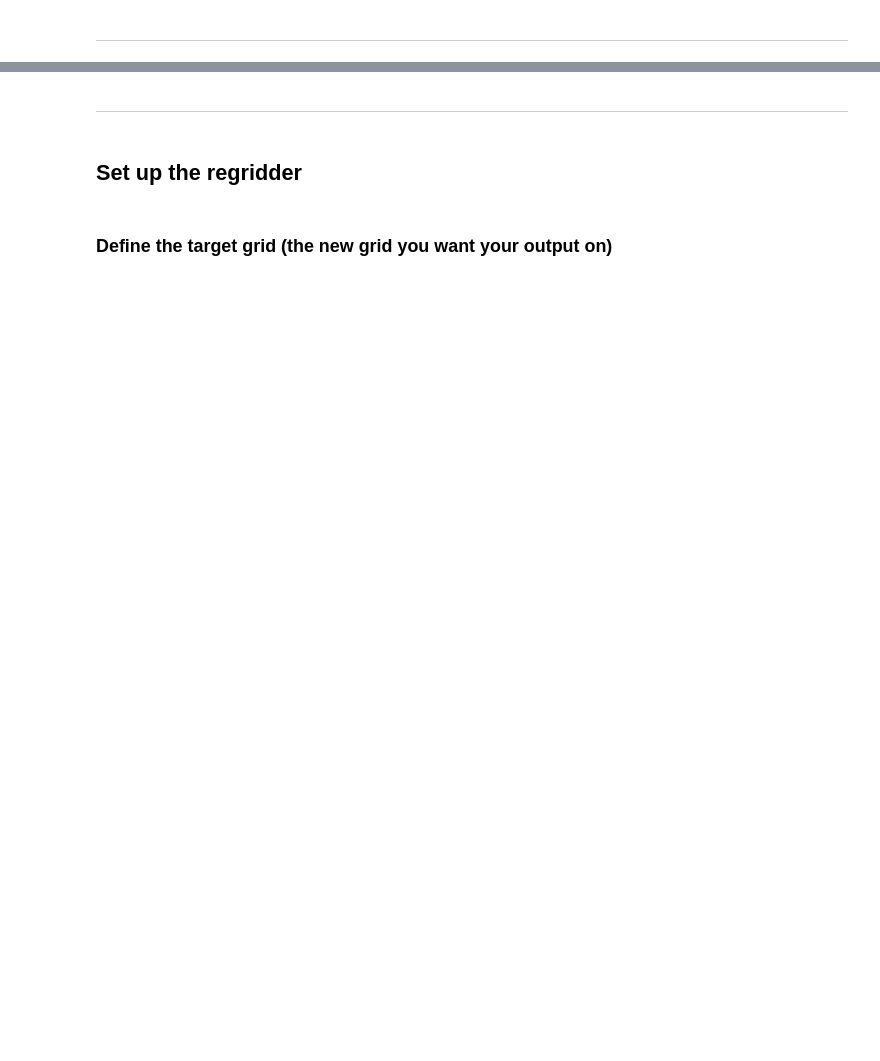
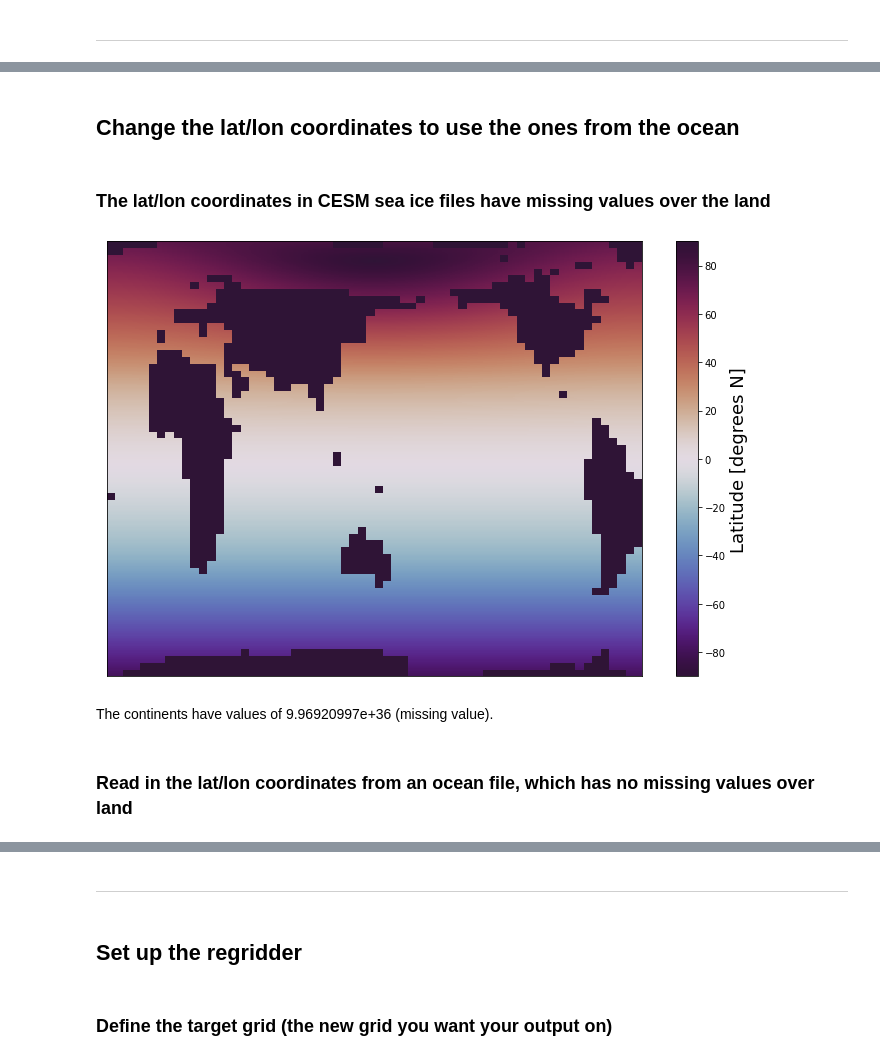
Before and after one commit to pderepen/Regridding_scripts, a Jupyter notebook: regrid_CESM2_seaice_to_1x1.ipynb, the cells around one changed output, grey strips where cells are left out. Saved outputs shown, nothing was run; the diff lists cells and outputs as text; code cells hidden in the pictures; blank space fills up the shorter version.

```diff
--- a/regrid_CESM2_seaice_to_1x1.ipynb
+++ b/regrid_CESM2_seaice_to_1x1.ipynb
@@ -167,0 +87,17 @@ https://furtherinfo.es-doc.org/CMIP6.NCAR.CESM2.historical.none.r1i1p1f1
+# %% [markdown]
+## Change the lat/lon coordinates to use the ones from the ocean
+# %% [markdown]
+### The lat/lon coordinates in CESM sea ice files have missing values over the land
+# %%
+plt.figure(figsize=(12,8))
+im2 = plt.pcolormesh(ds_i.coords['lat'],cmap='twilight_shifted',vmin=-90,vmax=90);
+cbar = plt.colorbar(im2)
+cbar.set_label('Latitude [degrees N]',fontsize=18)
+plt.xticks([]);
+plt.yticks([]);
+# %% [output]
+[figure, added]
+# %% [markdown]
+The continents have values of 9.96920997e+36 (missing value).
+# %% [markdown]
+### Read in the lat/lon coordinates from an ocean file, which has no missing values over land
```
Also changed, not shown: parts of 26 cells of this notebook, 5 other files.
